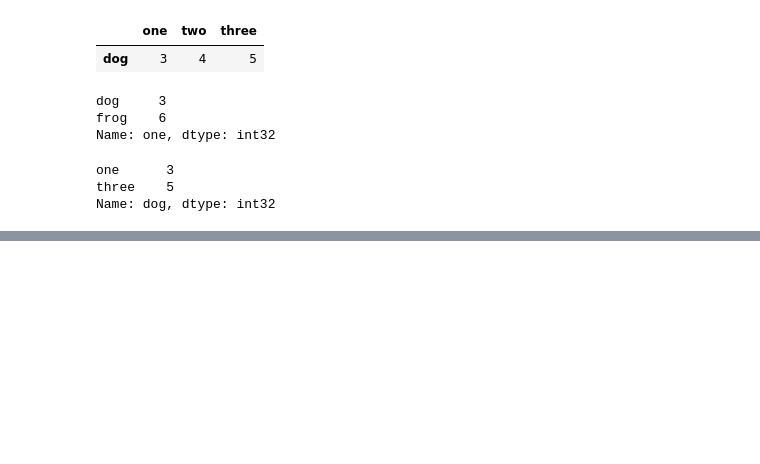
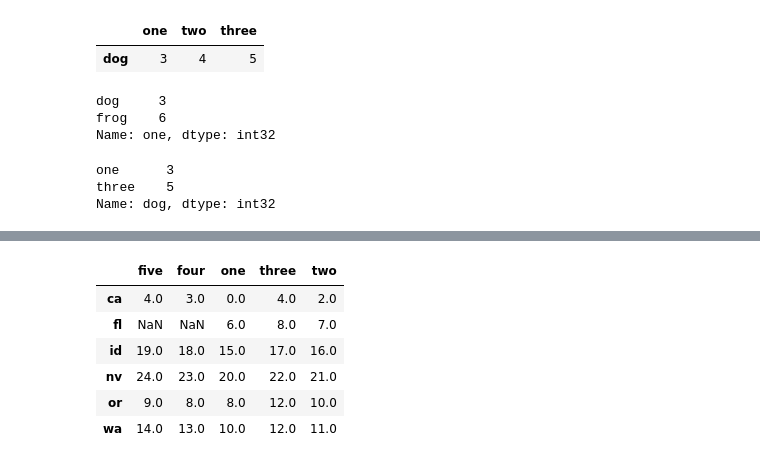
Before and after one commit to jordanmoritz/PythonDataAnalysis, a Jupyter notebook: Pandas/Essential Functionality.ipynb, the cells around one changed output, grey strips where cells are left out. Cells and saved outputs as stored; diff of their text form; code cells hidden in the pictures; blank space fills up the shorter version.

```diff
--- a/Pandas/Essential Functionality.ipynb
+++ b/Pandas/Essential Functionality.ipynb
@@ -105,0 +175,13 @@ Name: dog, dtype: int32
+# %%
+# Fill methods for objects with mismatched indices
+df1.add(df2, fill_value='0')
+
+df2.add(df1, fill_value='0')
+# %% [output]
+|  | five | four | one | three | two |
+| ca | 4.0 | 3.0 | 0.0 | 4.0 | 2.0 |
+| fl | NaN | NaN | 6.0 | 8.0 | 7.0 |
+| id | 19.0 | 18.0 | 15.0 | 17.0 | 16.0 |
+| nv | 24.0 | 23.0 | 20.0 | 22.0 | 21.0 |
+| or | 9.0 | 8.0 | 8.0 | 12.0 | 10.0 |
+| wa | 14.0 | 13.0 | 10.0 | 12.0 | 11.0 |
```
Also changed, not shown: parts of 18 cells of this notebook.
